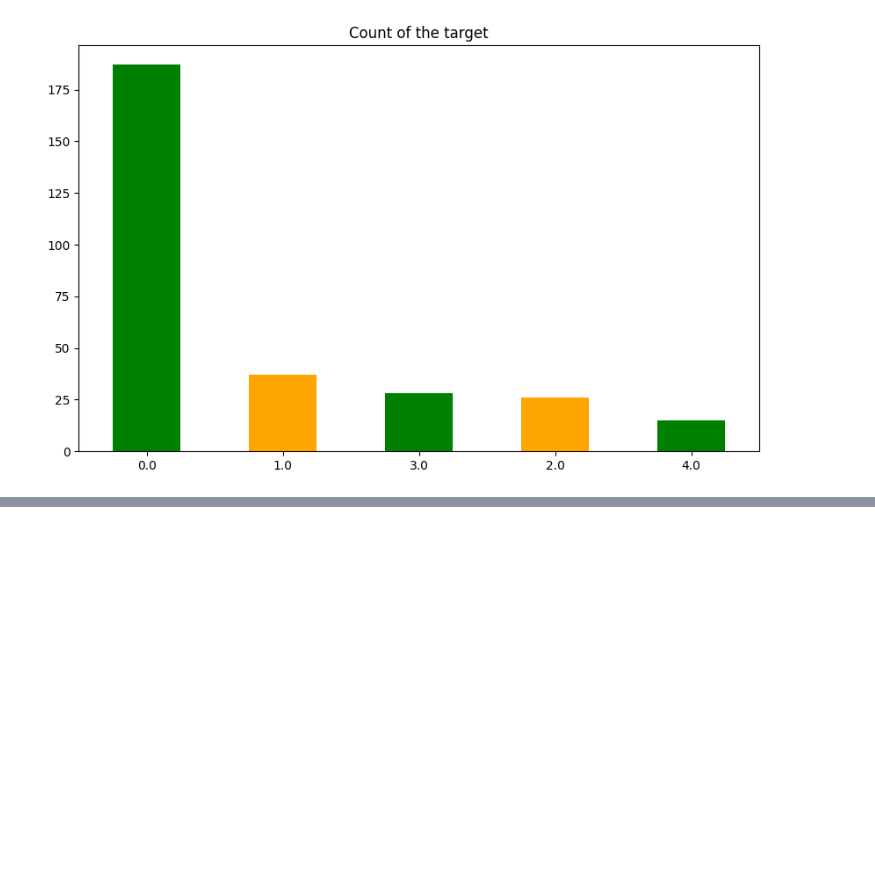
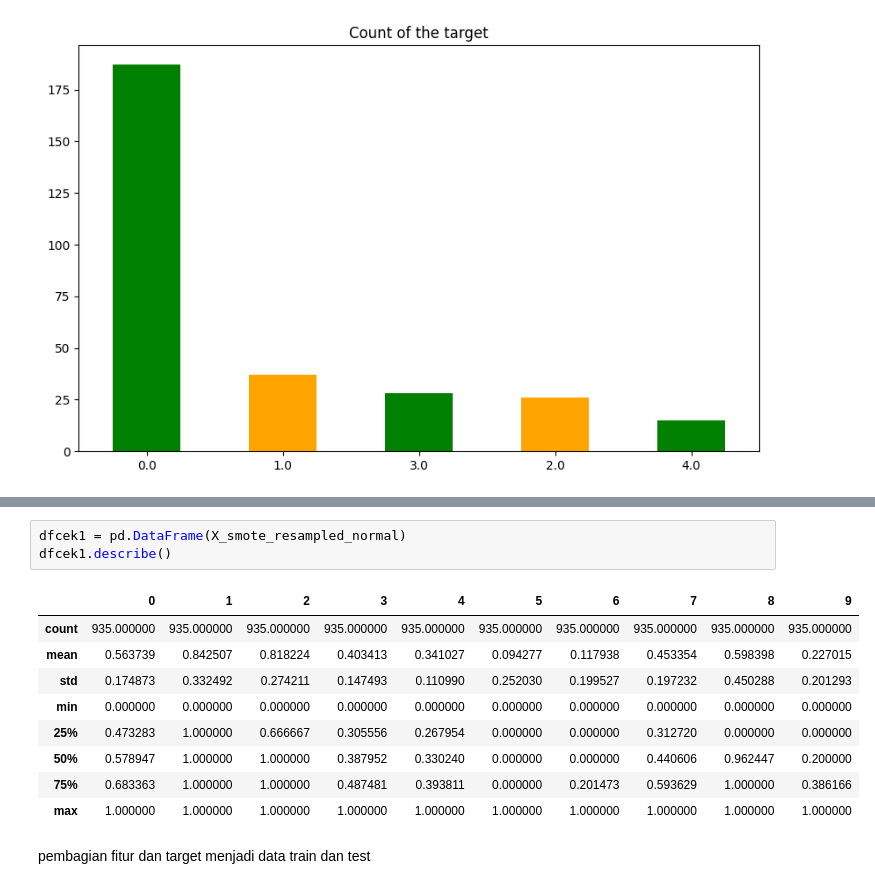
Before and after one commit to Anthopyta/DC, a Jupyter notebook: Hungarian.ipynb, the cells around one changed output, grey strips where cells are left out. Cells and saved outputs as stored; diff of their text form; blank space fills up the shorter version.

```diff
--- a/Hungarian.ipynb
+++ b/Hungarian.ipynb
@@ -484,0 +559,15 @@ dan disini akan melakukan oversampling dikarenakan jumlah data tidak banyak.
+# %%
+dfcek1 = pd.DataFrame(X_smote_resampled_normal)
+dfcek1.describe()
+# %% [output]
+|  | 0 | 1 | 2 | 3 | 4 | 5 | 6 | 7 | 8 | 9 |
+| count | 935.000000 | 935.000000 | 935.000000 | 935.000000 | 935.000000 | 935.000000 | 935.000000 | 935.000000 | 935.000000 | 935.000000 |
+| mean | 0.563739 | 0.842507 | 0.818224 | 0.403413 | 0.341027 | 0.094277 | 0.117938 | 0.453354 | 0.598398 | 0.227015 |
+| std | 0.174873 | 0.332492 | 0.274211 | 0.147493 | 0.110990 | 0.252030 | 0.199527 | 0.197232 | 0.450288 | 0.201293 |
+| min | 0.000000 | 0.000000 | 0.000000 | 0.000000 | 0.000000 | 0.000000 | 0.000000 | 0.000000 | 0.000000 | 0.000000 |
+| 25% | 0.473283 | 1.000000 | 0.666667 | 0.305556 | 0.267954 | 0.000000 | 0.000000 | 0.312720 | 0.000000 | 0.000000 |
+| 50% | 0.578947 | 1.000000 | 1.000000 | 0.387952 | 0.330240 | 0.000000 | 0.000000 | 0.440606 | 0.962447 | 0.200000 |
+| 75% | 0.683363 | 1.000000 | 1.000000 | 0.487481 | 0.393811 | 0.000000 | 0.201473 | 0.593629 | 1.000000 | 0.386166 |
+| max | 1.000000 | 1.000000 | 1.000000 | 1.000000 | 1.000000 | 1.000000 | 1.000000 | 1.000000 | 1.000000 | 1.000000 |
+# %% [markdown]
+pembagian fitur dan target menjadi data train dan test
```
Also changed, not shown: parts of 11 cells of this notebook.
